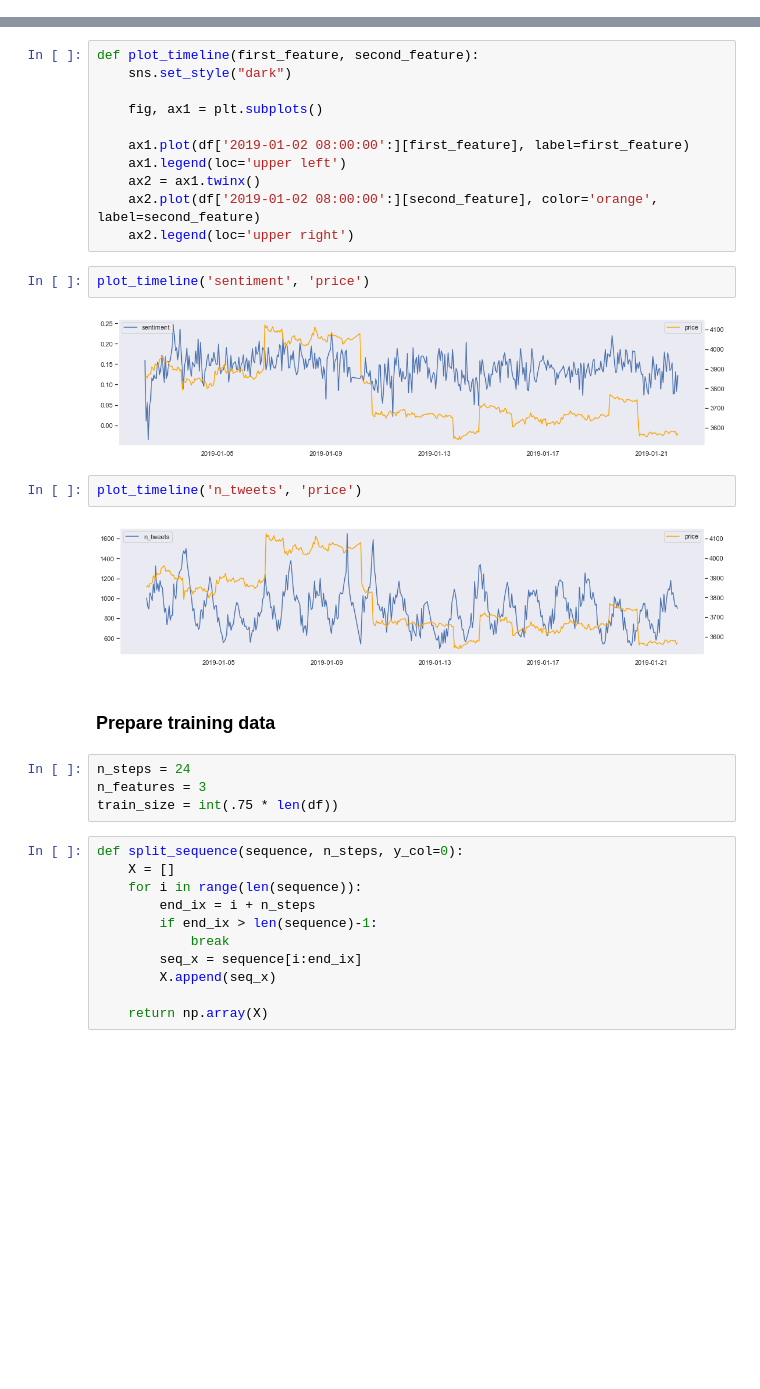
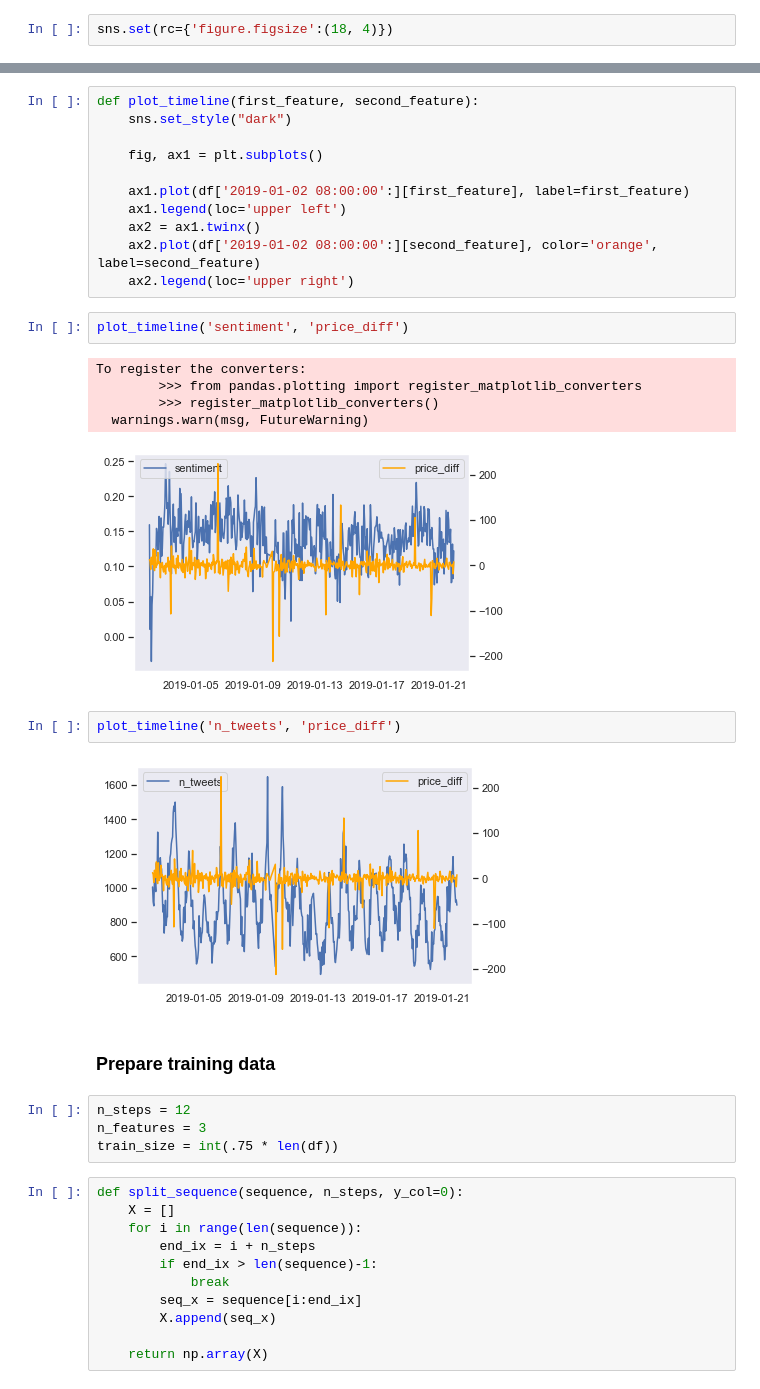
Before and after one commit to Wolfpack-Inc/data-engineering, a Jupyter notebook: machine-learning/keras-training.ipynb, the cells around one changed output, grey strips where cells are left out. Drawn from its saved outputs; the diff is of its cells as text; blank space fills up the shorter version.

```diff
--- a/machine-learning/keras-training.ipynb
+++ b/machine-learning/keras-training.ipynb
@@ -34,6 +34,8 @@ from math import sqrt
 import logging, os
 logging.disable(logging.WARNING)
 os.environ["TF_CPP_MIN_LOG_LEVEL"] = "3"
+# %%
+sns.set(rc={'figure.figsize':(18, 4)})
 # %%
 is_gpu_available()
 # %% [output]
@@ -79,17 +81,21 @@ def plot_timeline(first_feature, second_feature):
     ax2.plot(df['2019-01-02 08:00:00':][second_feature], color='orange', label=second_feature)
     ax2.legend(loc='upper right')
 # %%
-plot_timeline('sentiment', 'price')
+plot_timeline('sentiment', 'price_diff')
 # %% [output]
+To register the converters:
+        >>> from pandas.plotting import register_matplotlib_converters
+        >>> register_matplotlib_converters()
+  warnings.warn(msg, FutureWarning)
-[figure, old version]
+[figure, new version]
 # %%
-plot_timeline('n_tweets', 'price')
+plot_timeline('n_tweets', 'price_diff')
 # %% [output]
-[figure, old version]
+[figure, new version]
 # %% [markdown]
 ### Prepare training data
 # %%
-n_steps = 24
+n_steps = 12
 n_features = 3
 train_size = int(.75 * len(df))
 # %%
```
Also changed, not shown: parts of 29 cells of this notebook, 2 other files.
